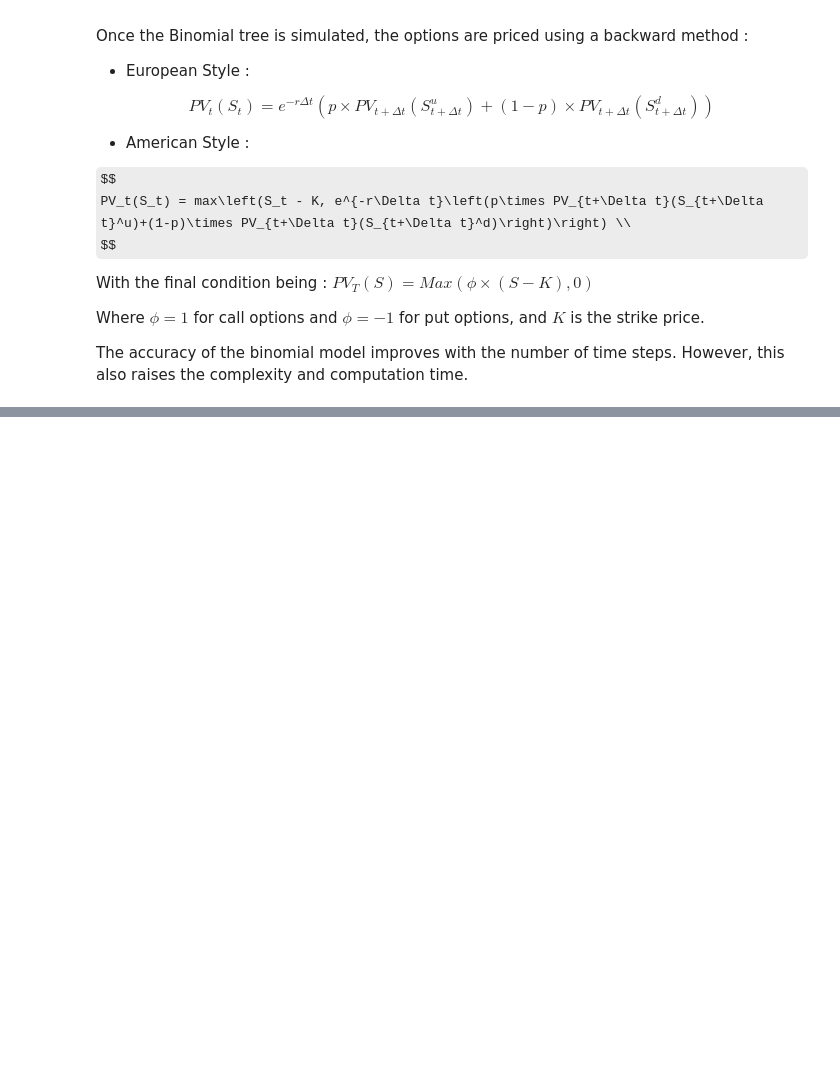
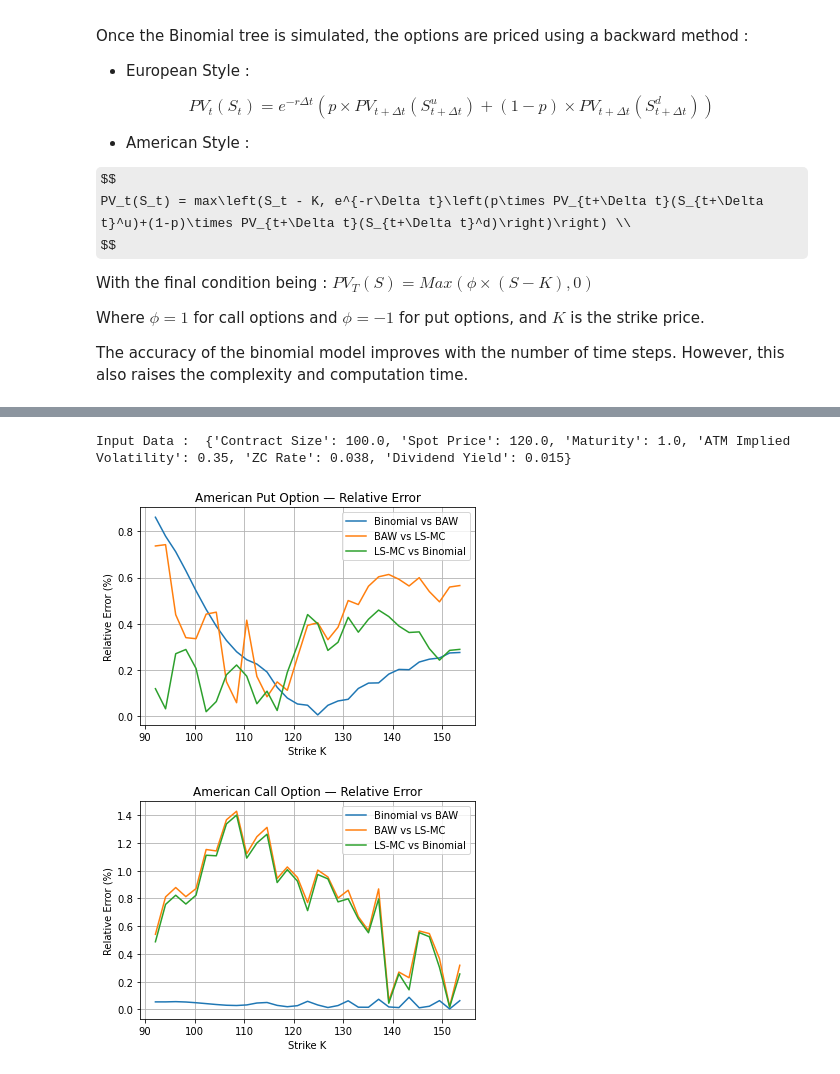
Before and after one commit to Idriss-Afra/American-Options-Pricing-Analytics, a Jupyter notebook: American Options Pricing Analytics.ipynb, the cells around one changed output, grey strips where cells are left out. Drawn from its saved outputs; the diff is of its cells as text; code cells hidden in the pictures; some formulas as TeX source; blank space fills up the shorter version.

Commit message:
American Options Pricing Analytics

```diff
--- a/American Options Pricing Analytics.ipynb
+++ b/American Options Pricing Analytics.ipynb
@@ -525,0 +575,59 @@ The LS Monte-Carlo Call Price :  921.49
+# %%
+import matplotlib.pyplot as plt
+
+# Data
+N = 100.
+S0 = 120.
+T = 1.0
+vol = 0.35
+r = 0.038
+q = 0.015
+F = S0 * math.exp((r - q) * T)
+data = {"Contract Size" : N, "Spot Price" : S0, "Maturity" : T, "ATM Implied Volatility" : vol, "ZC Rate" : r, "Dividend Yield" : q}
+print("Input Data : ", data)
+# Models Initialization
+binomial = binomial_model()
+binomial.set_option_data(S0, T, vol, r, q)
+baw = baw_model()
+baw.set_option_data(S0, T, vol, r, q)
+lsm = lms_model()
+lsm.set_option_data(S0, T, vol, r, q)
+lsm.set_path()
+# Compute price curves vs Strike K
+def price_curves_vs_strike(isCall, min_factor=0.75, max_factor=1.25, n_points=31):
+    K_grid = np.linspace(min_factor * F, max_factor * F, n_points)
+    px_binomial = []
+    px_baw = []
+    px_lsm = []
+    for K in K_grid:
+        px_binomial.append(N * binomial.binomial_price(isCall, K))
+        px_baw.append(N * baw.baw_price(isCall, K))
+        px_lsm.append(N * lsm.lsm_price(isCall, K))
+    return K_grid, np.array(px_binomial), np.array(px_baw), np.array(px_lsm)
+put_K_grid, put_binom, put_baw, put_lsm = price_curves_vs_strike(isCall=False)
+call_K_grid, call_binom, call_baw, call_lsm = price_curves_vs_strike(isCall=True)
+# Put
+plt.figure()
+plt.plot(put_K_grid, 100 * np.abs(put_baw / put_binom - 1), label="Binomial vs BAW")
+plt.plot(put_K_grid, 100 * np.abs(put_lsm / put_baw - 1),  label="BAW vs LS-MC")
+plt.plot(put_K_grid, 100 * np.abs(put_lsm / put_binom - 1), label="LS-MC vs Binomial")
+plt.title("American Put Option — Relative Error")
+plt.xlabel("Strike K")
+plt.ylabel("Relative Error (%)")
+plt.legend()
+plt.grid(True)
+# Call
+plt.figure()
+plt.plot(call_K_grid, 100 * np.abs(call_baw / call_binom -1), label="Binomial vs BAW")
+plt.plot(call_K_grid, 100 * np.abs(call_lsm / call_baw - 1),  label="BAW vs LS-MC")
+plt.plot(call_K_grid, 100 * np.abs(call_lsm / call_binom -1), label="LS-MC vs Binomial")
+plt.title("American Call Option — Relative Error")
+plt.xlabel("Strike K")
+plt.ylabel("Relative Error (%)")
+plt.legend()
+plt.grid(True)
+plt.show()
+# %% [output]
+Input Data :  {'Contract Size': 100.0, 'Spot Price': 120.0, 'Maturity': 1.0, 'ATM Implied Volatility': 0.35, 'ZC Rate': 0.038, 'Dividend Yield': 0.015}
+[figure, added]
+[figure, added]
```
Also changed, not shown: parts of 7 cells of this notebook.
